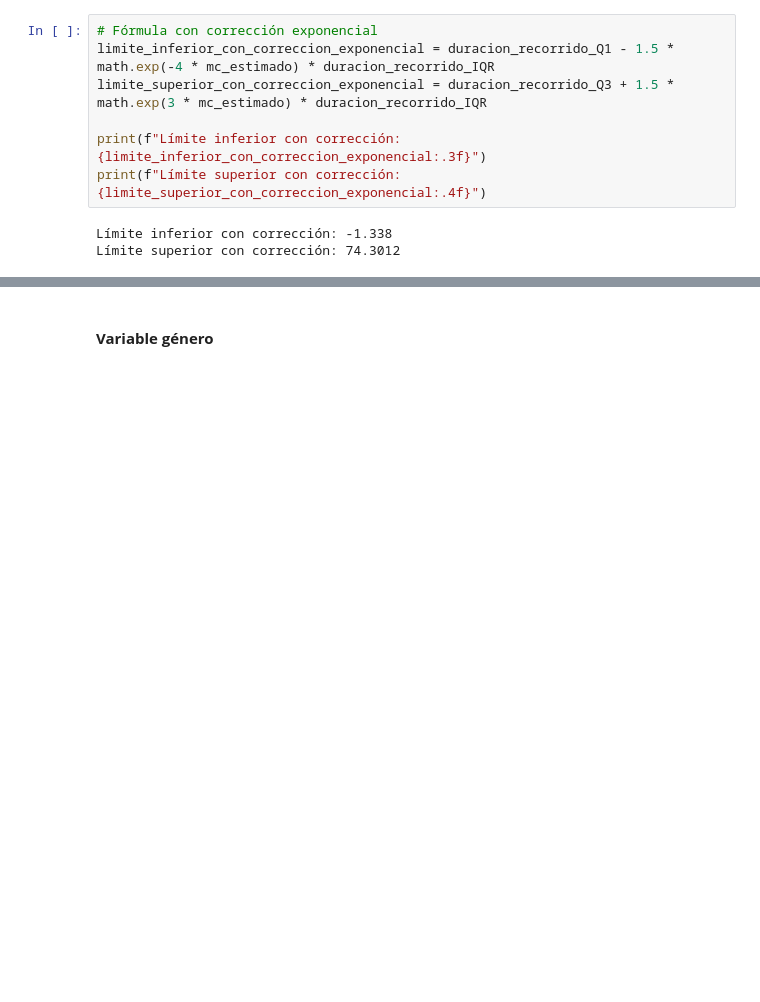
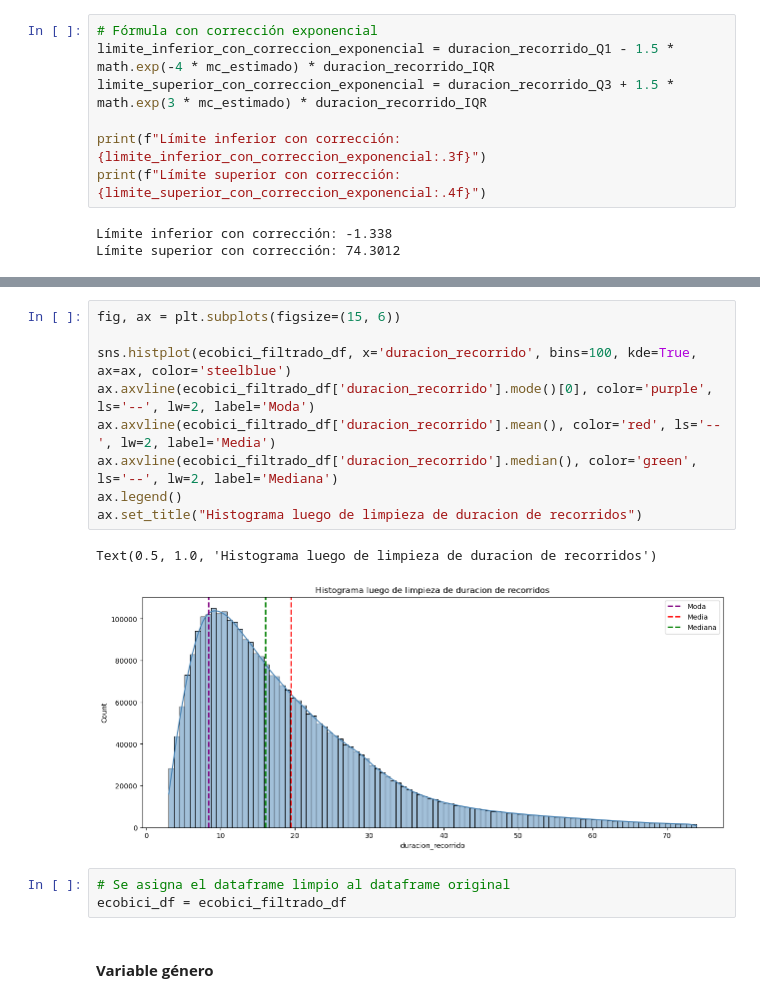
Before and after one commit to elianpinzas/add_tp_final, a Jupyter notebook: trabajo_final.ipynb, the cells around one changed output, grey strips where cells are left out. Drawn from its saved outputs; the diff is of its cells as text; blank space fills up the shorter version.

```diff
--- a/trabajo_final.ipynb
+++ b/trabajo_final.ipynb
@@ -317,3 +350,18 @@ ecobici_df = ecobici_df_filtrado
+# %%
+fig, ax = plt.subplots(figsize=(15, 6))
+
+sns.histplot(ecobici_filtrado_df, x='duracion_recorrido', bins=100, kde=True, ax=ax, color='steelblue')
+ax.axvline(ecobici_filtrado_df['duracion_recorrido'].mode()[0], color='purple', ls='--', lw=2, label='Moda')
+ax.axvline(ecobici_filtrado_df['duracion_recorrido'].mean(), color='red', ls='--', lw=2, label='Media')
+ax.axvline(ecobici_filtrado_df['duracion_recorrido'].median(), color='green', ls='--', lw=2, label='Mediana')
+ax.legend()
+ax.set_title("Histograma luego de limpieza de duracion de recorridos")
+# %% [output]
+Text(0.5, 1.0, 'Histograma luego de limpieza de duracion de recorridos')
+[figure, added]
+# %%
+# Se asigna el dataframe limpio al dataframe original
+ecobici_df = ecobici_filtrado_df
 # %% [markdown]
 #### **Variable género**
 # %%
```
Also changed, not shown: parts of 24 cells of this notebook.
